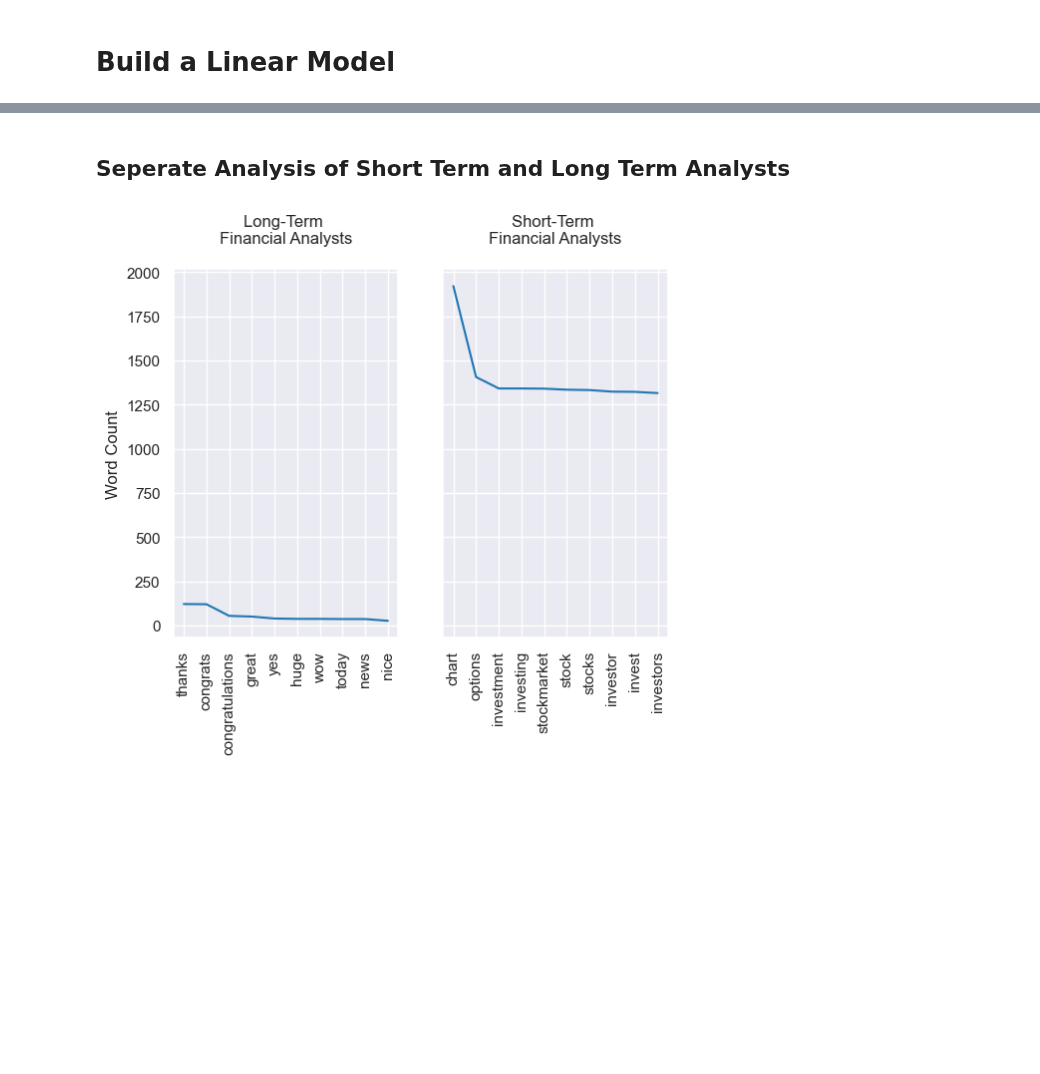
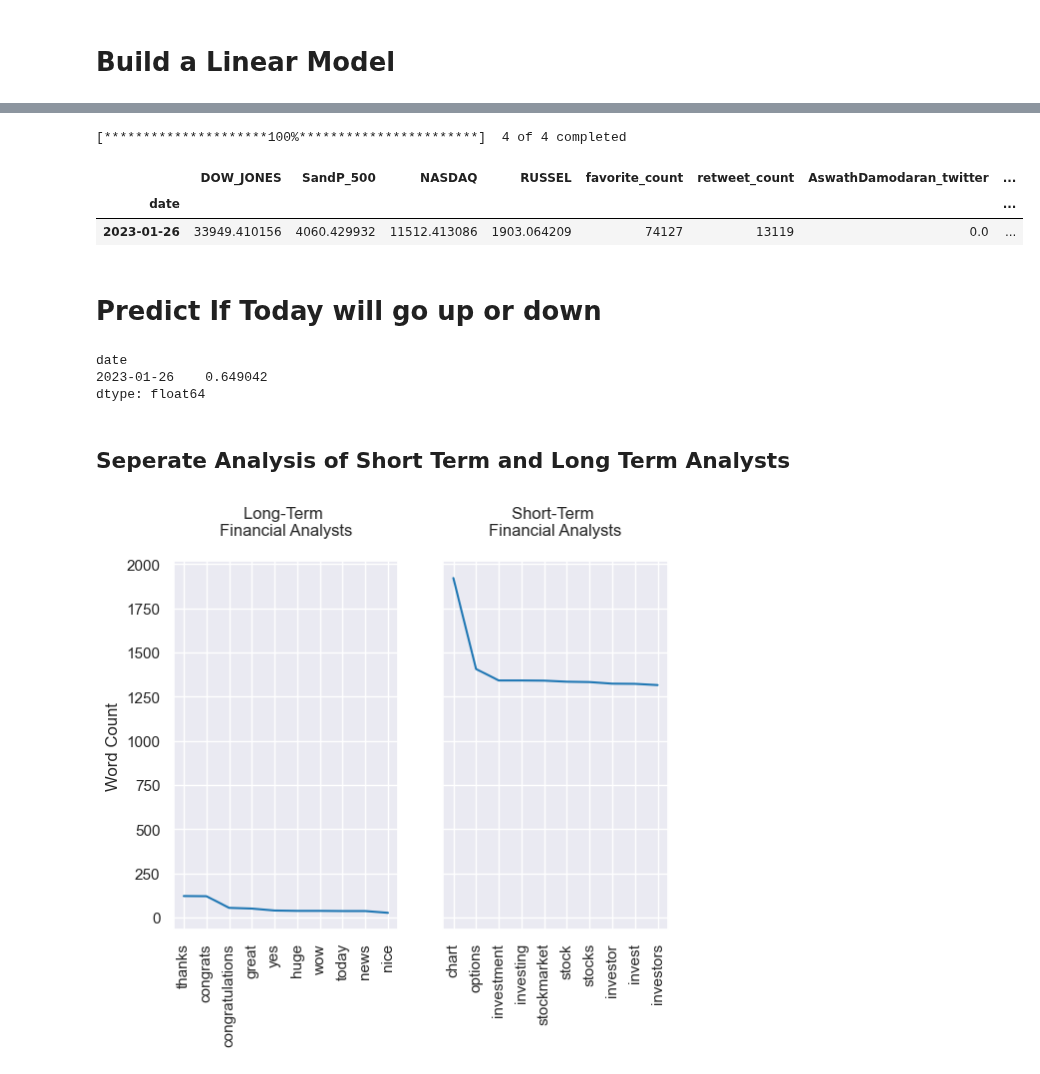
Before and after one commit to KeatonSpiller/Sentiment_Analysis, a Jupyter notebook: Stock_Market/notebooks/TwitterBot.ipynb, the cells around one changed output, grey strips where cells are left out. Cells and saved outputs as stored; diff of their text form; code cells hidden in the pictures; blank space fills up the shorter version.

```diff
--- a/Stock_Market/notebooks/TwitterBot.ipynb
+++ b/Stock_Market/notebooks/TwitterBot.ipynb
@@ -441,3 +390,43 @@ strong multicollinearity or other numerical problems.
+# %%
+# Extract Todays Tickers
+stock_list = ['^GSPC', '^IXIC', '^DJI', '^RUT']
+stock_str = ' '.join( stock_list )
+current_price = yf.download(stock_str, period='1m', interval = '1m')['Close']
+current_price = current_price.loc[[current_price.index.max()]].reset_index('Datetime').rename(columns= {'Datetime':'date',
+                                                                                                        '^GSPC': 'SandP_500',
+                                                                                                        '^IXIC': 'NASDAQ',
+                                                                                                        '^RUT': 'RUSSEL',
+                                                                                                        '^DJI': 'DOW_JONES'})
+current_price.date = current_price.date.dt.date
+convert_dict = {'date': 'datetime64[ns]',
+                'SandP_500': 'float64',
+                'NASDAQ':'float64',
+                'DOW_JONES': 'float64',
+                'RUSSEL': 'float64'}
+current_price = current_price.astype(convert_dict)
+
+# Extract Today's Analyst Tweets
+today = date.today()
+todays_data = df_wide.loc[df_wide.index == np.datetime64(today), :].reset_index('date')
+todays_data.date
+
+todays_test = pd.merge(current_price, todays_data, how='inner', on='date').set_index('date')
+todays_test
+# %% [output]
+[*********************100%***********************]  4 of 4 completed
+|  | DOW_JONES | SandP_500 | NASDAQ | RUSSEL | favorite_count | retweet_count | AswathDamodaran_twitter | ... |
+| date |  |  |  |  |  |  |  | ... |
+| 2023-01-26 | 33949.410156 | 4060.429932 | 11512.413086 | 1903.064209 | 74127 | 13119 | 0.0 | ... |
+# %% [markdown]
+# Predict If Today will go up or down
+# %%
+Xnew = sm.add_constant(todays_test, has_constant='add')
+ypred = lm.predict(Xnew)
+print(ypred)
+# %% [output]
+date
+2023-01-26    0.649042
+dtype: float64
 # %% [markdown]
 ## Seperate Analysis of Short Term and Long Term Analysts
 # %%
```
Also changed, not shown: parts of 22 cells of this notebook.
